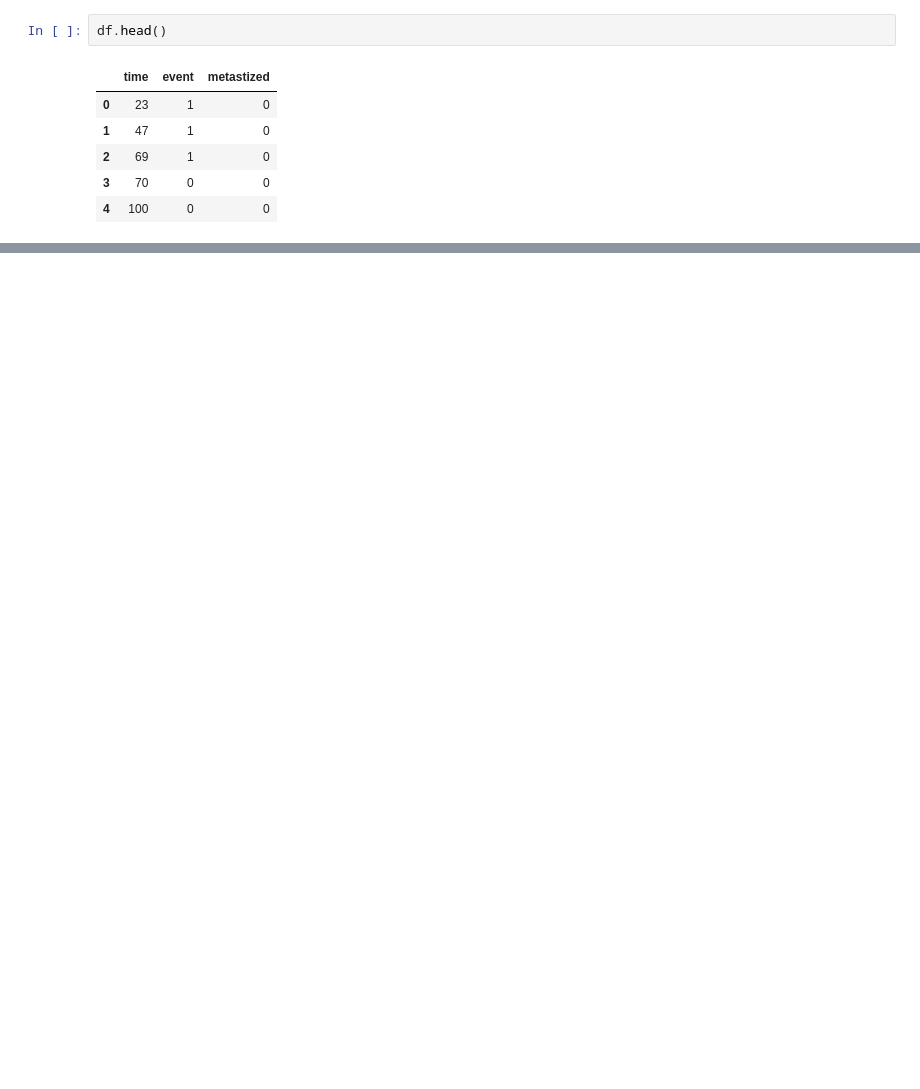
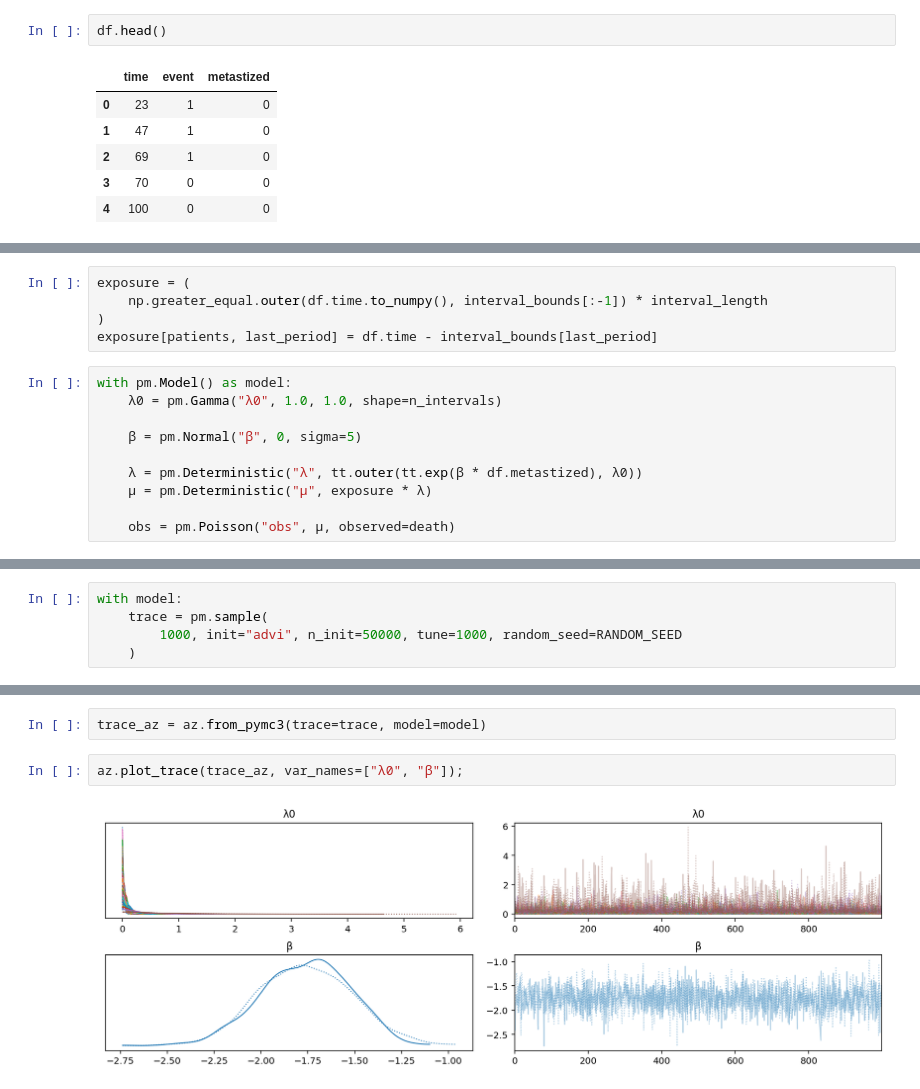
Before and after one commit to jhrcook/pymc3-tutorials, a Jupyter notebook: 022_bayesian-survival-analysis.ipynb, the cells around one changed output, grey strips where cells are left out. Drawn from its saved outputs; the diff is of its cells as text; blank space fills up the shorter version.

```diff
--- a/022_bayesian-survival-analysis.ipynb
+++ b/022_bayesian-survival-analysis.ipynb
@@ -136,0 +196,15 @@ We can use independent vague priors $\lambda_j \sim \text{Gamma}(10^{-2}, 10^{-2
+# %%
+exposure = (
+    np.greater_equal.outer(df.time.to_numpy(), interval_bounds[:-1]) * interval_length
+)
+exposure[patients, last_period] = df.time - interval_bounds[last_period]
+# %%
+with pm.Model() as model:
+    λ0 = pm.Gamma("λ0", 1.0, 1.0, shape=n_intervals)
+
+    β = pm.Normal("β", 0, sigma=5)
+
+    λ = pm.Deterministic("λ", tt.outer(tt.exp(β * df.metastized), λ0))
+    μ = pm.Deterministic("μ", exposure * λ)
+
+    obs = pm.Poisson("obs", μ, observed=death)
@@ -136,0 +215,5 @@ We can use independent vague priors $\lambda_j \sim \text{Gamma}(10^{-2}, 10^{-2
+# %%
+with model:
+    trace = pm.sample(
+        1000, init="advi", n_init=50000, tune=1000, random_seed=RANDOM_SEED
+    )
@@ -136,0 +230,6 @@ We can use independent vague priors $\lambda_j \sim \text{Gamma}(10^{-2}, 10^{-2
+# %%
+trace_az = az.from_pymc3(trace=trace, model=model)
+# %%
+az.plot_trace(trace_az, var_names=["λ0", "β"]);
+# %% [output]
+[figure, added]
```
Also changed, not shown: parts of 19 cells of this notebook, 8 other files.
